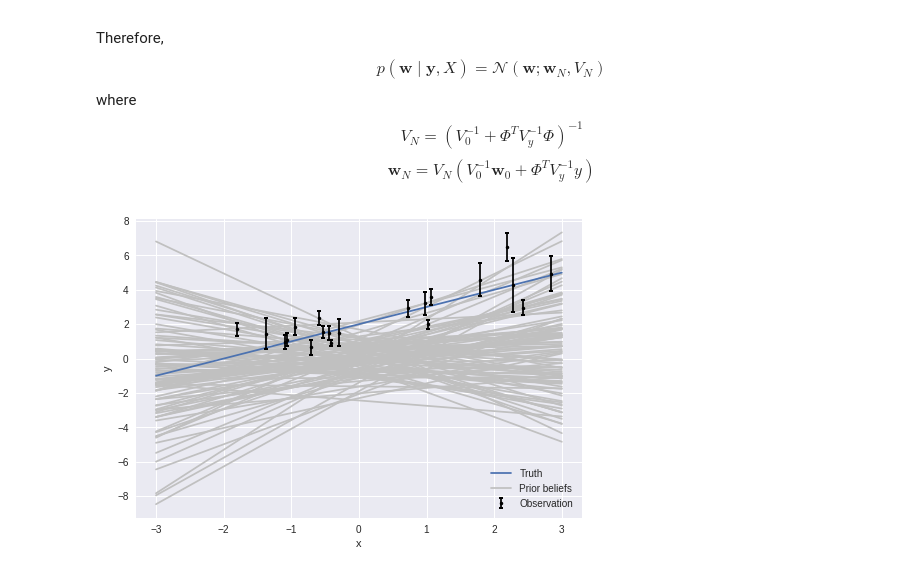
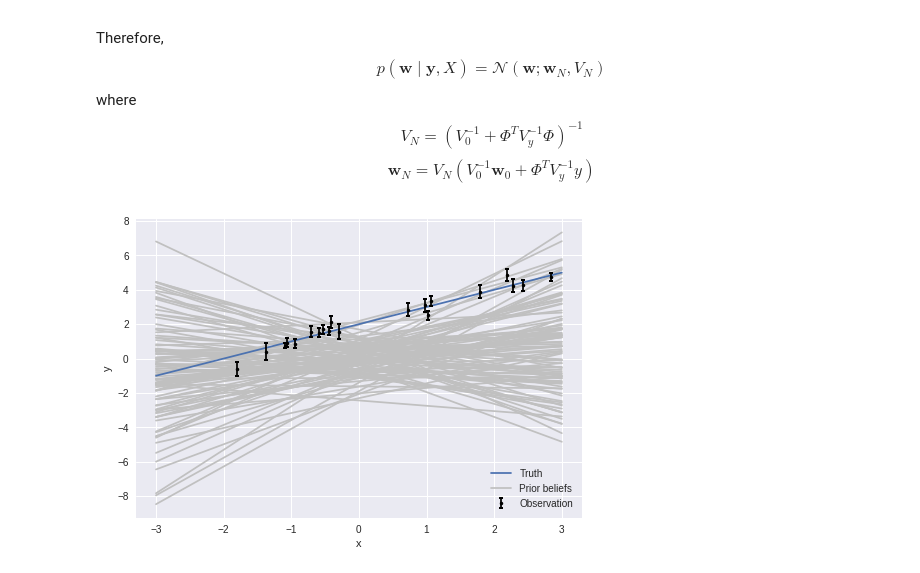
Before and after one commit to BOSS-Danuphan/Classifier-observation, a Jupyter notebook: bayesian_reasoning.ipynb, the cells around one changed output. Saved outputs shown, nothing was run; the diff lists cells and outputs as text; code cells hidden in the pictures.

```diff
--- a/bayesian_reasoning.ipynb
+++ b/bayesian_reasoning.ipynb
@@ -205,60 +205,57 @@ sem = lambda xx: sqrt( sum((xx - xx.mean()) ** 2) / (len(xx) -1) / len(xx))
 
 n_sampling = 100
 n_observation = 20
-n_sampling_per_observation = 5
+n_sampling_per_observation = 10
 np.random.seed(1)
 
 plt.figure()
 xlim = (-3,3)
 x = np.linspace(xlim[0], xlim[1], 100)
+phi = lambda x: np.vstack((x,np.ones(len(x)))).T
+phi_x = phi(x)
 
-mean_true = [1,2] # y = x + 2
-std_true = [1,1]
-var_true = [1,1]
-plt.plot(x, x * mean_true[0] + mean_true[1], label='Truth', zorder=3)
+ww_true = [1,2] # y = x + 2
+var_true = 1
+V_true = np.array([[var_true,0],[0,var_true]])
+plt.plot(x, x * ww_true[0] + ww_true[1], label='Truth', zorder=3)
 
 # Prior
 mean_prior = [0, 0]
-std_prior = [1,1]
-var_prior = [1,1]
-for i in range(n_sampling):
-  ww = np.random.normal(size=2, loc=mean_prior, scale=std_prior)
-  y = x * ww[0] + ww[1]
+V_prior = np.array([[1,0],[0,1]])
+
+W_prior = np.random.multivariate_normal(mean_prior, V_prior, n_sampling)
+for ww_prior in W_prior:
+  y = np.dot(phi_x, ww_prior)
   plt.plot(x, y, 'silver', label='Prior beliefs')
 
 # Observation
-observation_node = np.random.rand(n_observation) * (xlim[1] - xlim[0]) + xlim[0]
-for ob in observation_node:
-  data = np.zeros(n_sampling_per_observation)
-  for i in range(n_sampling_per_observation):
-    ww = np.random.normal(size=2, loc=mean_true, scale=std_true)
-    data[i] = ob * ww[0] + ww[1]
-  plt.errorbar(ob, data.mean(), yerr=sem(data), fmt='.k', capsize=2, capthick=2, label='Observation', zorder=4)
+x_observations = np.random.rand(n_observation) * (xlim[1] - xlim[0]) + xlim[0]
+for x_ob in x_observations:
+  y_true = x_ob * ww_true[0] + ww_true[1]
+  yy_ob = np.random.normal(size=n_sampling_per_observation, loc=y_true, scale=var_true)
+  plt.errorbar(x_ob, yy_ob.mean(), yerr=sem(yy_ob), fmt='.k', capsize=2, capthick=2, label='Observation', zorder=4)
 
 # Posterior
-# var_posterior = ...
-# std_posterior = sqrt(var_posterior)
+# V_posterior = ...
 # mean_posterior = ...
 
-# posterior = np.random.normal(size=n_sampling, loc=mean_posterior, scale=std_posterior)
-# posterior = np.random.multivariate_normal(mean_posterior, var_posterior, n_sampling)
+# W_posterior = np.random.multivariate_normal(mean_posterior, V_posterior, n_sampling)
 
-# for i in range(n_sampling):
-#   ww = np.random.normal(size=2, loc=mean_posterior, scale=std_posterior)
-#   y = x * ww[0] + ww[1]
+# for ww_posterior in W_posterior:
+#   y = np.dot(phi_x, ww_posterior)
 #   plt.plot(x, y, 'm', label='Posterior')
 
 # Remove duplicate labels
 handles, labels = plt.gca().get_legend_handles_labels()
 newLabels, newHandles = [], []
 for handle, label in zip(handles, labels):
   if label not in newLabels:
     newLabels.append(label)
     newHandles.append(handle)
 plt.legend(newHandles, newLabels)
 
 plt.xlabel('x')
 plt.ylabel('y')
 plt.show()
 # %% [output]
-[figure, old version]
+[figure, new version]
```
Also changed, not shown: parts of 1 cell of this notebook.
